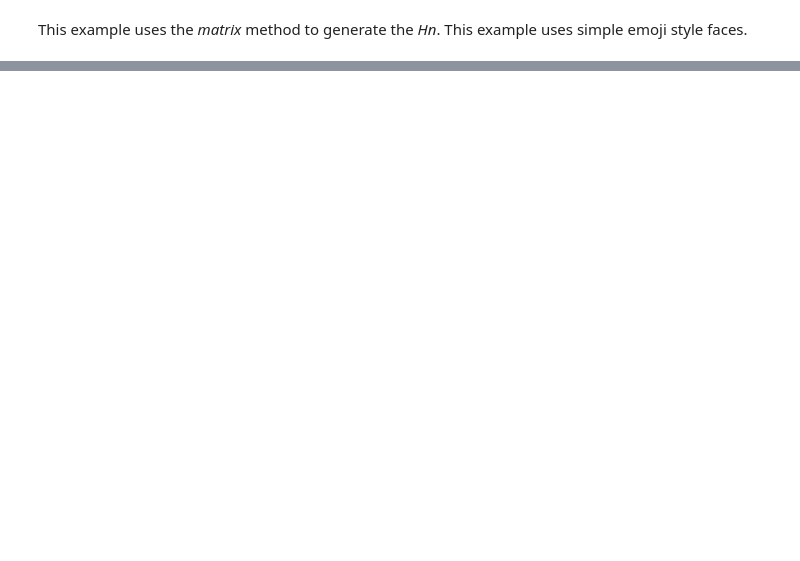
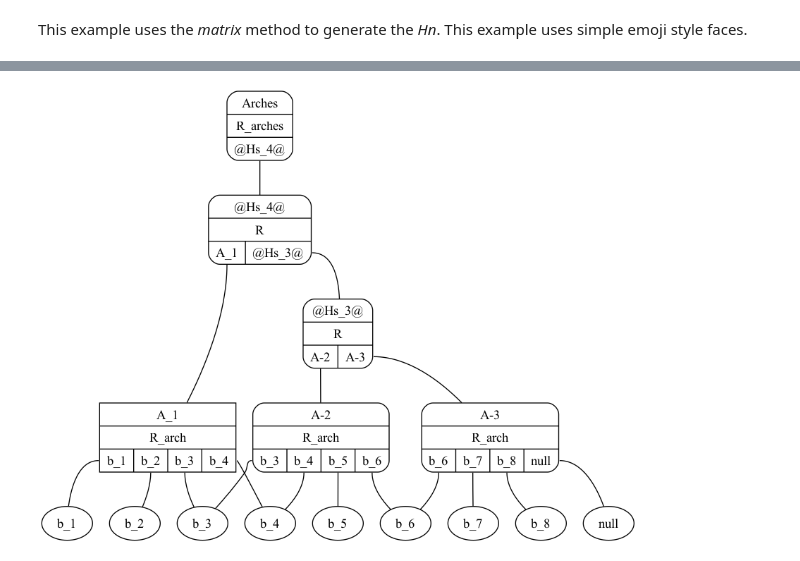
Before and after one commit to rdchar/Hora, a Jupyter notebook: examples/Faces.ipynb, the cells around one changed output, grey strips where cells are left out. Saved outputs shown, nothing was run; the diff lists cells and outputs as text; code cells hidden in the pictures; blank space fills up the shorter version.

```diff
--- a/examples/Faces.ipynb
+++ b/examples/Faces.ipynb
@@ -147,0 +163,16 @@ Image(filename=pictures_dir+'face4-M.png', width=600, height=600)
+# %%
+M = to_matrix(arches, R="arches")
+
+new_arches = from_matrix(M, R="arch")
+
+replace(new_arches, "@Hs_5@", "Arches", "arches")
+replace(new_arches, "@Hs_0@", "A_1", "arch")
+replace(new_arches, "@Hs_1@", "A-2", "arch")
+replace(new_arches, "@Hs_2@", "A-3", "arch")
+# replace(new_arches, "@Hs_4@", "A", "")
+# replace(new_arches, "@Hs_3@", "B", "")
+
+draw_hn(new_arches, fname=pictures_dir+"arches-M", view=False)
+Image(filename=pictures_dir+'arches-M.png', width=600, height=600)
+# %% [output]
+[figure, added]
```
Also changed, not shown: parts of 8 cells of this notebook, 16 other files.
